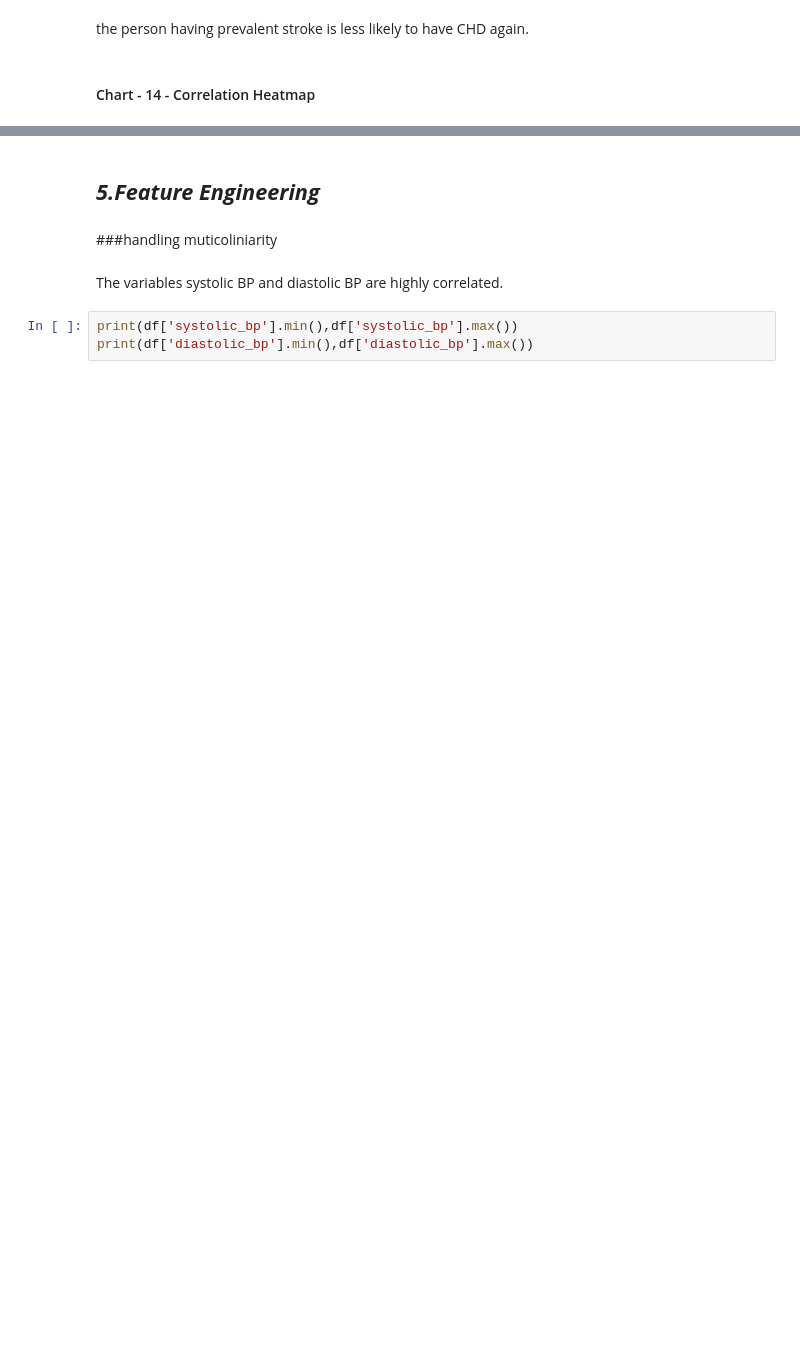
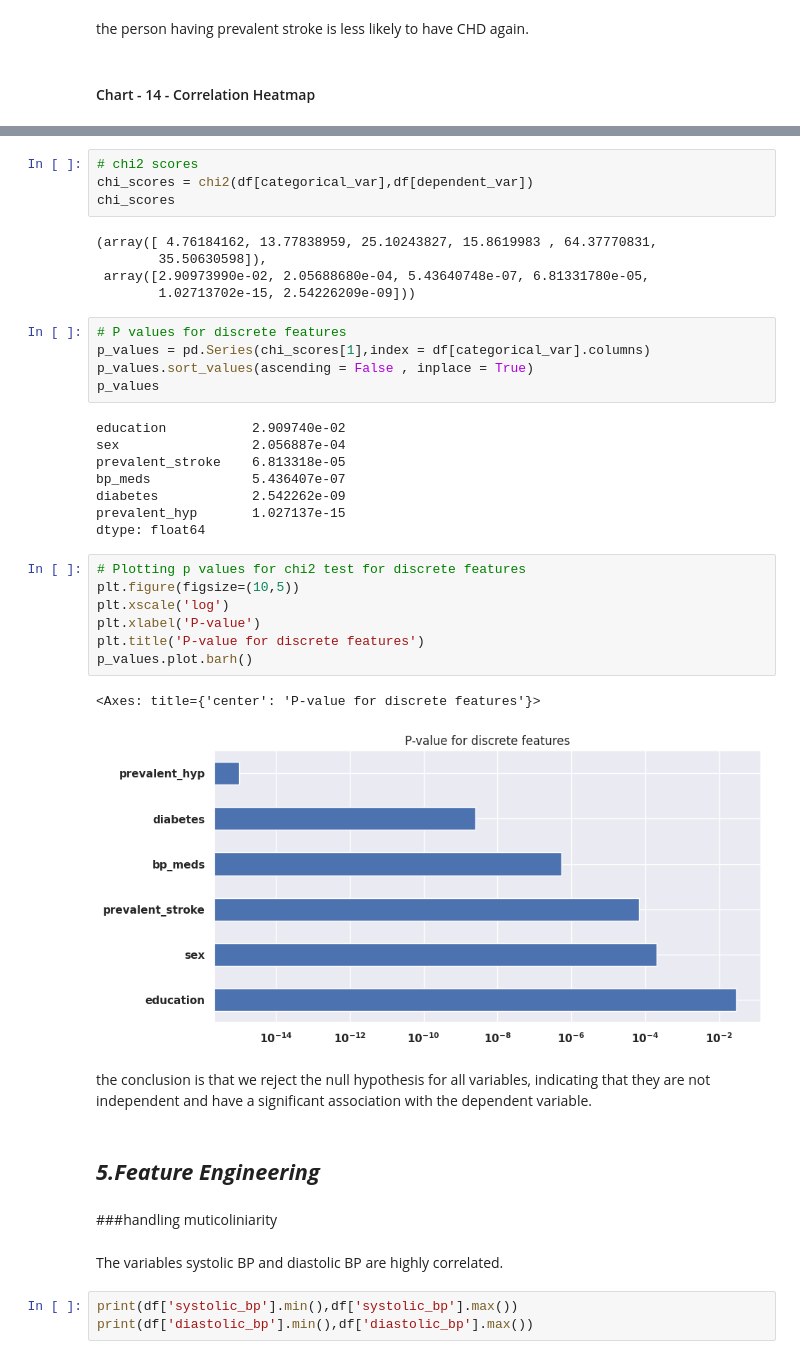
Before and after one commit to ChetanB1997/ML_CardioVascular_risk_prediction, a Jupyter notebook: cardiovascular_risk_prediction.ipynb, the cells around one changed output, grey strips where cells are left out. Cells and saved outputs as stored; diff of their text form; blank space fills up the shorter version.

Commit message:
hypothesis test added

```diff
--- a/cardiovascular_risk_prediction.ipynb
+++ b/cardiovascular_risk_prediction.ipynb
@@ -511,3 +734,37 @@ sns.heatmap(abs(correlation), annot=True, cmap='coolwarm')
+# %%
+# chi2 scores
+chi_scores = chi2(df[categorical_var],df[dependent_var])
+chi_scores
+# %% [output]
+(array([ 4.76184162, 13.77838959, 25.10243827, 15.8619983 , 64.37770831,
+        35.50630598]),
+ array([2.90973990e-02, 2.05688680e-04, 5.43640748e-07, 6.81331780e-05,
+        1.02713702e-15, 2.54226209e-09]))
+# %%
+# P values for discrete features
+p_values = pd.Series(chi_scores[1],index = df[categorical_var].columns)
+p_values.sort_values(ascending = False , inplace = True)
+p_values
+# %% [output]
+education           2.909740e-02
+sex                 2.056887e-04
+prevalent_stroke    6.813318e-05
+bp_meds             5.436407e-07
+diabetes            2.542262e-09
+prevalent_hyp       1.027137e-15
+dtype: float64
+# %%
+# Plotting p values for chi2 test for discrete features
+plt.figure(figsize=(10,5))
+plt.xscale('log')
+plt.xlabel('P-value')
+plt.title('P-value for discrete features')
+p_values.plot.barh()
+# %% [output]
+<Axes: title={'center': 'P-value for discrete features'}>
+[figure, added]
+# %% [markdown]
+the conclusion is that we reject the null hypothesis for all variables, indicating that they are not independent and have a significant association with the dependent variable.
 # %% [markdown]
 ## ***5.Feature Engineering***
 # %% [markdown]
```
Also changed, not shown: parts of 91 cells of this notebook.
